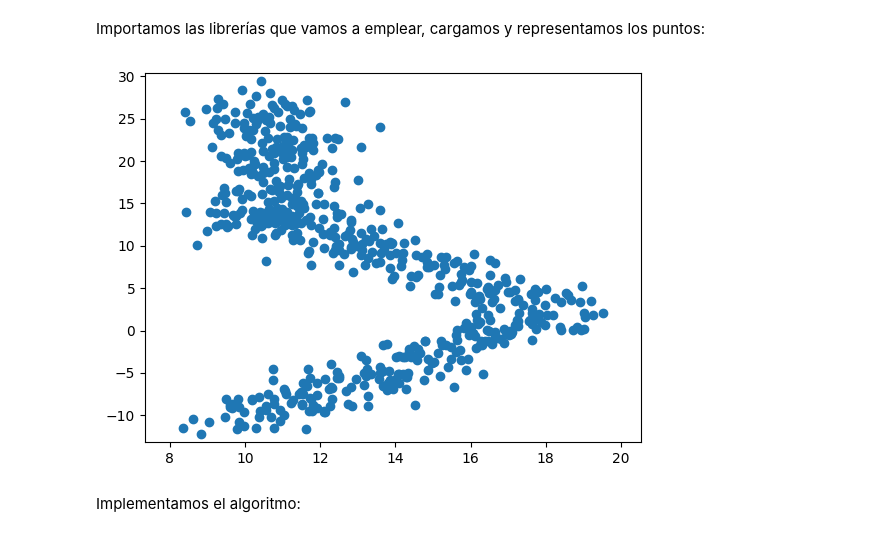
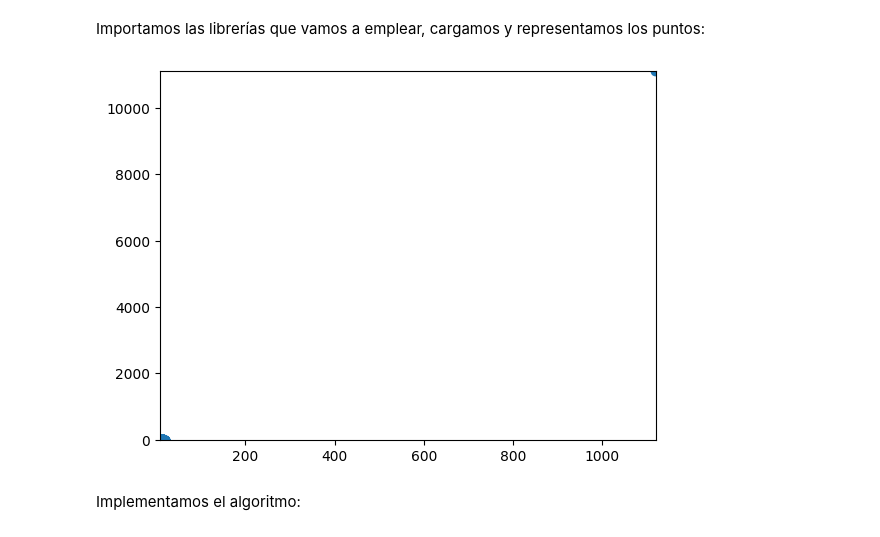
Before and after one commit to Vaalar/Free-Floating-Clustering-Optimization, a Jupyter notebook: Clustering/Clustering points dynamically.ipynb, the cells around one changed output. Cells and saved outputs as stored; diff of their text form; code cells hidden in the pictures.

```diff
--- a/Clustering/Clustering points dynamically.ipynb
+++ b/Clustering/Clustering points dynamically.ipynb
@@ -7,29 +7,31 @@ Importamos las librerías que vamos a emplear, cargamos y representamos los punt
 # %%
 import matplotlib.pyplot as plt
 import random
 import math
 from sklearn import metrics
 
-with open("Datasets/a.csv") as input_file:
+with open("Datasets/dataset1.csv") as input_file:
     input_values = input_file.read()
 
 x = [] # Lista de valores x
 y = [] # Lista de valores y
 point_class = [] # Lista de valores de los puntos
 input_offset = 3
 input_values = input_values.splitlines()[1 :: ]
 for point in input_values:
     splitted_point = point.split(",")
     x.append(float(splitted_point[0]))
     y.append(float(splitted_point[1]))
     point_class.append(float(splitted_point[2]))
 
-plt.ylim(min(y) - 1, max(y) + 1)
-plt.xlim(min(x) - 1, max(x) + 1)
+y_axis_limits = (min(y), max(y))
+x_axis_limits = (min(x), max(x))
+plt.ylim(y_axis_limits[0] - 1, y_axis_limits[1] + 1)
+plt.xlim(x_axis_limits[0] - 1, x_axis_limits[1] + 1)
 plt.scatter(x, y)
 plt.show()
 # %% [output]
-[figure, old version]
+[figure, new version]
 # %% [markdown]
 Implementamos el algoritmo:
 # %%
```
Also changed, not shown: parts of 3 cells of this notebook.
